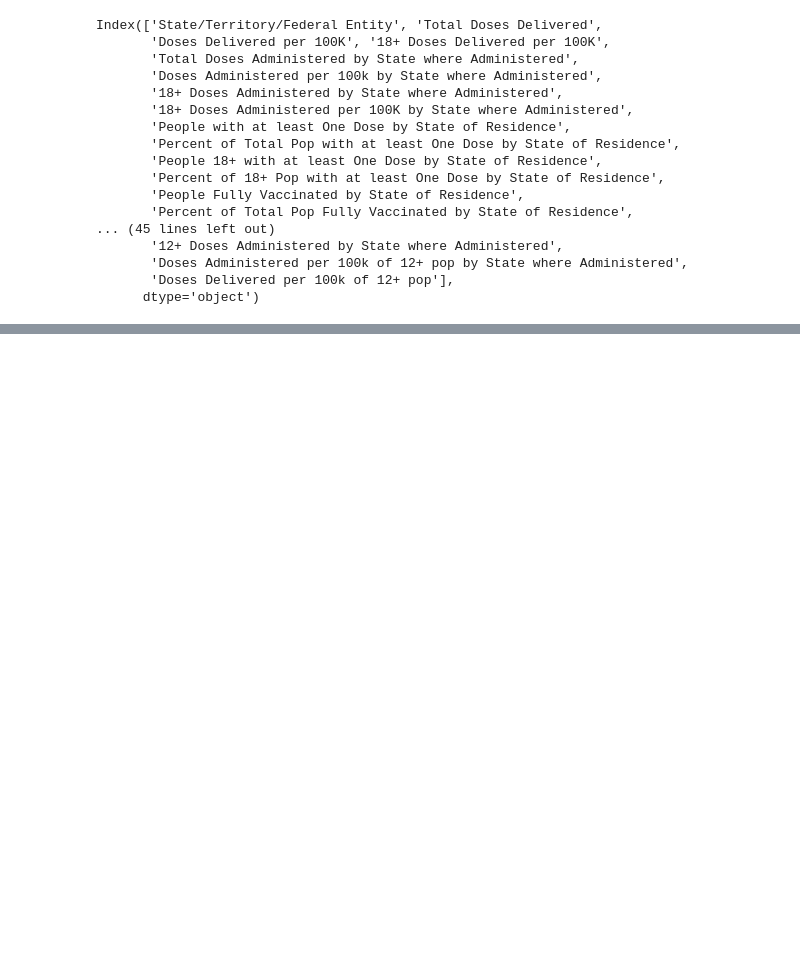
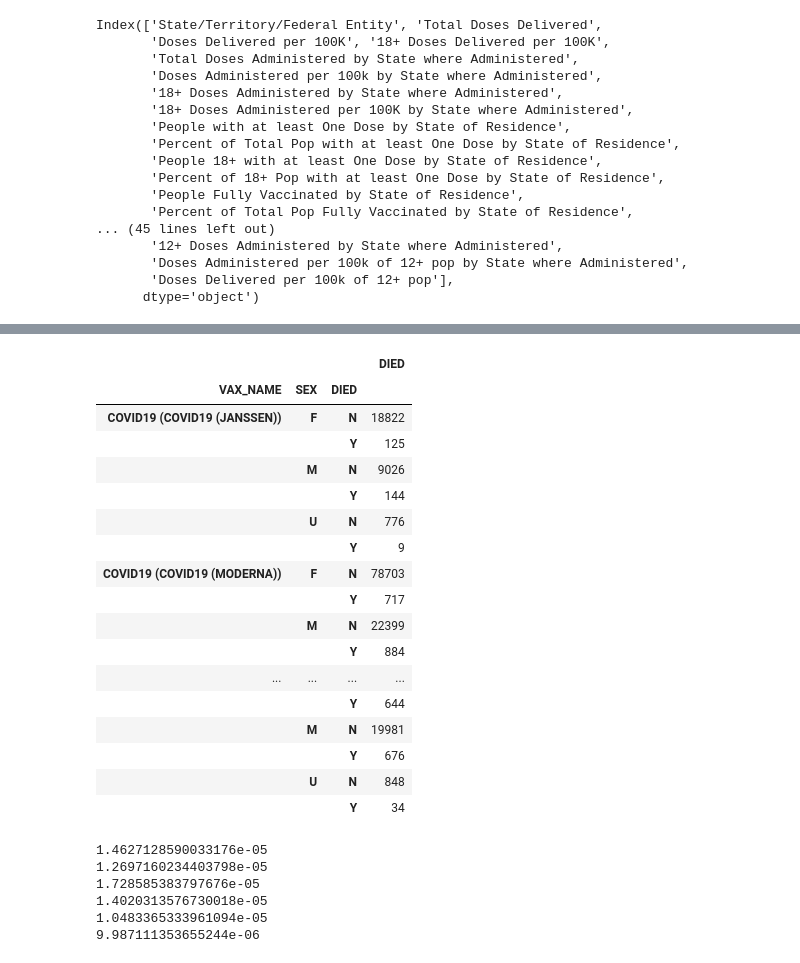
Before and after one commit to DataTortuga/COVID19-Vaccine-Analysis, a Jupyter notebook: Data_Cleaning/COVID19_VACCINE_ADMIN.ipynb, the cells around one changed output, grey strips where cells are left out. Cells and saved outputs as stored; diff of their text form; code cells hidden in the pictures; blank space fills up the shorter version.

```diff
--- a/Data_Cleaning/COVID19_VACCINE_ADMIN.ipynb
+++ b/Data_Cleaning/COVID19_VACCINE_ADMIN.ipynb
@@ -99,0 +178,2 @@ df.to_csv('../Resources/COVID_ADMIN_DATA.csv', index=False, header=True)
+# %%
+death = pd.DataFrame(df_merge.groupby(['VAX_NAME','SEX','DIED'])['DIED'].count())
@@ -99,0 +189,43 @@ df.to_csv('../Resources/COVID_ADMIN_DATA.csv', index=False, header=True)
+# %%
+death
+# %% [output]
+|  |  |  | DIED |
+| VAX_NAME | SEX | DIED |  |
+| COVID19 (COVID19 (JANSSEN)) | F | N | 18822 |
+|  |  | Y | 125 |
+|  | M | N | 9026 |
+|  |  | Y | 144 |
+|  | U | N | 776 |
+|  |  | Y | 9 |
+| COVID19 (COVID19 (MODERNA)) | F | N | 78703 |
+|  |  | Y | 717 |
+|  | M | N | 22399 |
+|  |  | Y | 884 |
+| ... | ... | ... | ... |
+|  |  | Y | 644 |
+|  | M | N | 19981 |
+|  |  | Y | 676 |
+|  | U | N | 848 |
+|  |  | Y | 34 |
+# %%
+j_m_mortality_rate = j_m_death / j_total_vac
+print(j_m_mortality_rate)
+j_f_mortality_rate = j_f_death / j_total_vac
+print(j_f_mortality_rate)
+
+m_m_mortality_rate = m_m_death / m_total_vac
+print(m_m_mortality_rate)
+m_f_mortality_rate = m_f_death / m_total_vac
+print(m_f_mortality_rate)
+
+p_m_mortality_rate = p_m_death / p_total_vac
+print(p_m_mortality_rate)
+p_f_mortality_rate = p_f_death / p_total_vac
+print(p_f_mortality_rate)
+# %% [output]
+1.4627128590033176e-05
+1.2697160234403798e-05
+1.728585383797676e-05
+1.4020313576730018e-05
+1.0483365333961094e-05
+9.987111353655244e-06
```
Also changed, not shown: parts of 20 cells of this notebook, 6 other files.
